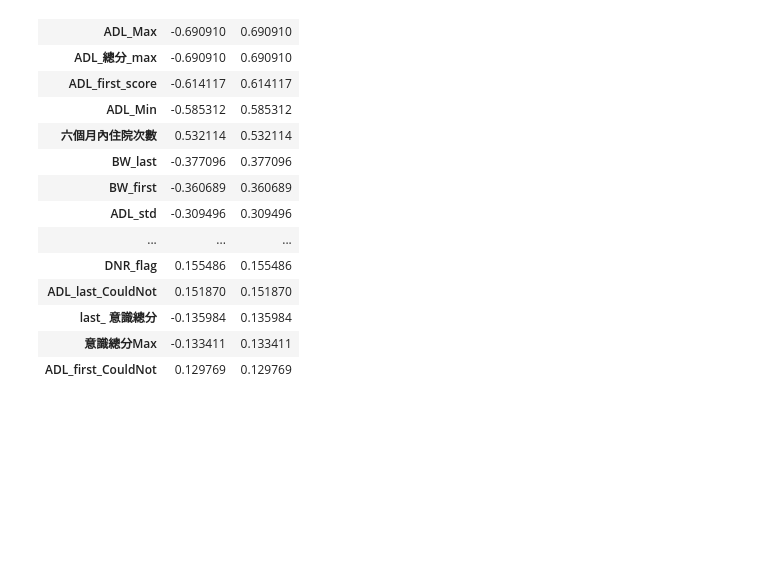
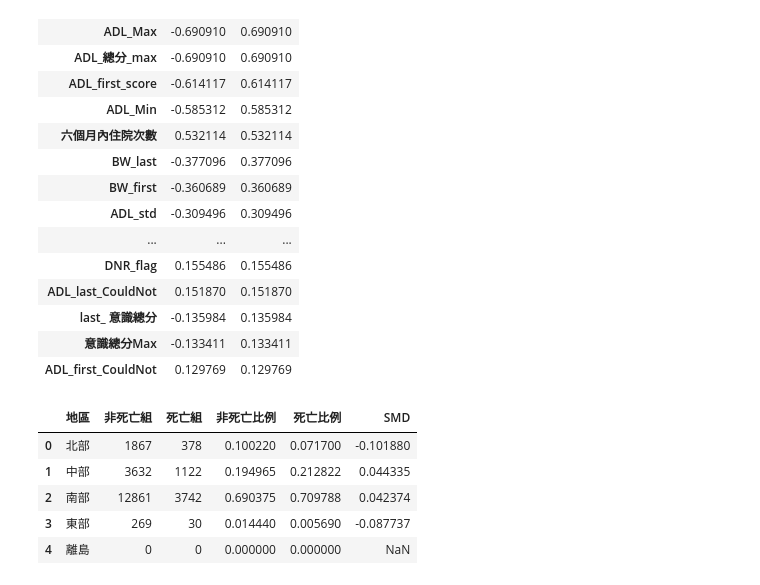
Before and after one commit to peculab/AI4JUBO, a Jupyter notebook: JuboDeath_V9_pureData_SMD.ipynb, the cells around one changed output. Cells and saved outputs as stored; diff of their text form; code cells hidden in the pictures; blank space fills up the shorter version.

```diff
--- a/JuboDeath_V9_pureData_SMD.ipynb
+++ b/JuboDeath_V9_pureData_SMD.ipynb
@@ -247,0 +306,9 @@ smd_result.head(20)  # 看前 20 個 SMD 最大的變數
+# %%
+smd_region
+# %% [output]
+|  | 地區 | 非死亡組 | 死亡組 | 非死亡比例 | 死亡比例 | SMD |
+| 0 | 北部 | 1867 | 378 | 0.100220 | 0.071700 | -0.101880 |
+| 1 | 中部 | 3632 | 1122 | 0.194965 | 0.212822 | 0.044335 |
+| 2 | 南部 | 12861 | 3742 | 0.690375 | 0.709788 | 0.042374 |
+| 3 | 東部 | 269 | 30 | 0.014440 | 0.005690 | -0.087737 |
+| 4 | 離島 | 0 | 0 | 0.000000 | 0.000000 | NaN |
```
Also changed, not shown: parts of 1 cell of this notebook.
